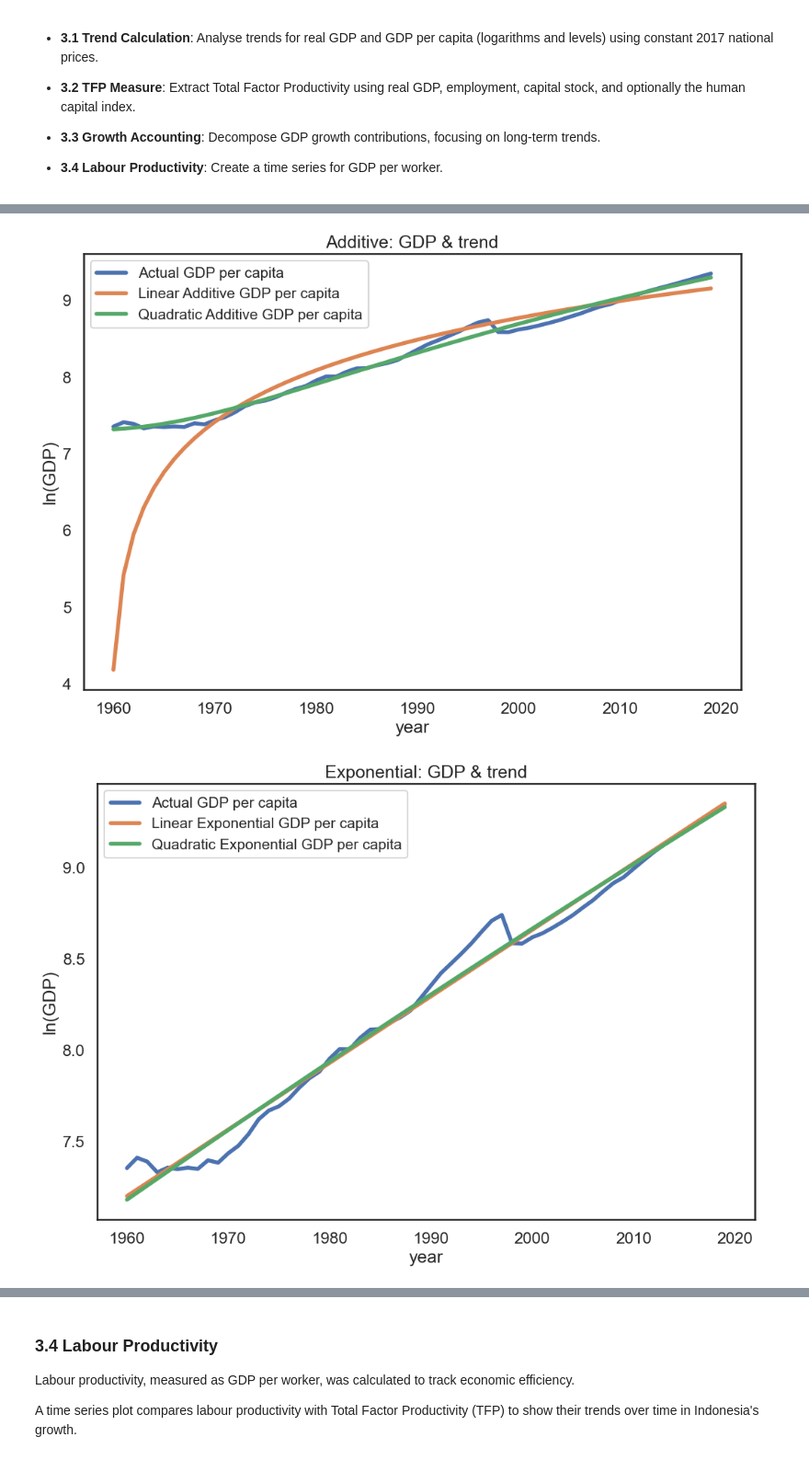
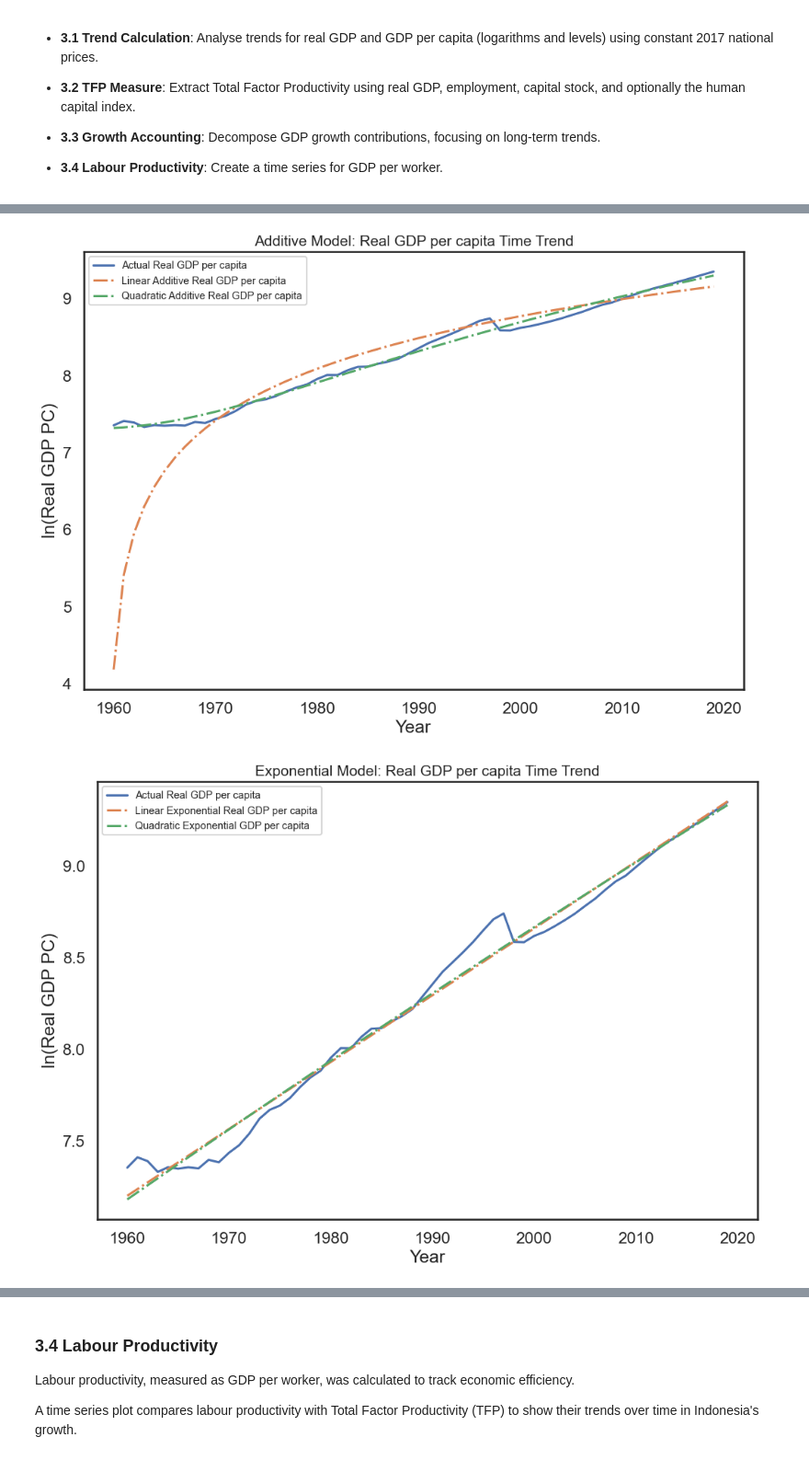
Before and after one commit to ec2b1-case-study/growth-analysis-indonesia, a Jupyter notebook: main/indonesia.ipynb, the cells around one changed output, grey strips where cells are left out. Shown at 92% size. Drawn from its saved outputs; the diff is of its cells as text; code cells hidden in the pictures.

```diff
--- a/main/indonesia.ipynb
+++ b/main/indonesia.ipynb
@@ -243,39 +286,29 @@ Each plot demonstrates how different models capture the historical GDP trend ove
 # %%
-lw = 4
+# Plot Additive Graph for RGDP PC
+plt.figure(figsize=(12,8))
+plt.plot(data_indonesia['year'], np.log(data_indonesia['rgdpna_pc']), label="Actual Real GDP per capita")
+plt.plot(data_indonesia['year'], yhat_add_lin_pc, label="Linear Additive Real GDP per capita", linestyle="dashdot")
+plt.plot(data_indonesia['year'], yhat_add_quad_pc, label="Quadratic Additive Real GDP per capita", linestyle="dashdot")
 
-# Plot Additive Graph
-plt.figure(figsize=(12, 8))  # Set the figure size to make it larger
-plt.plot(data['year'], np.log(data['rgdpe_pc']), label="Actual GDP per capita", linewidth=lw)
-plt.plot(data['year'], yhat_add_lin, label="Linear Additive GDP per capita", linewidth=lw)
-plt.plot(data['year'], yhat_add_quad, label="Quadratic Additive GDP per capita", linewidth=lw)
+# Labels and Title
+plt.xlabel("Year")
+plt.ylabel("ln(Real GDP PC)")
+plt.legend(fontsize='xx-small', loc='upper left')
+plt.title("Additive Model: Real GDP per capita Time Trend", fontsize=15)
+plt.show()
 
-# Labels
-plt.xlabel("year")
-plt.ylabel("ln(GDP)")
-plt.legend(fontsize='small', loc='upper left')  # Slightly larger legend font for readability
+# Plot Exponential Graph for RGDP PC
+plt.figure(figsize=(12,8))
+plt.plot(data_indonesia['year'], np.log(data_indonesia['rgdpna_pc']), label="Actual Real GDP per capita")
+plt.plot(data_indonesia['year'], yhat_exp_lin_pc, label="Linear Exponential Real GDP per capita", linestyle="dashdot")
+plt.plot(data_indonesia['year'], yhat_exp_quad_pc, label="Quadratic Exponential GDP per capita", linestyle="dashdot")
 
-# Title
-plt.title("Additive: GDP & trend")
-
-# Show the plot
-plt.show()  # Explicitly render the additive graph
-
-# Plot Exponential Graph
-plt.figure(figsize=(12, 8))  # Set the figure size for the exponential graph
-plt.plot(data['year'], np.log(data['rgdpe_pc']), label="Actual GDP per capita", linewidth=lw)
-plt.plot(data['year'], yhat_exp_lin, label="Linear Exponential GDP per capita", linewidth=lw)
-plt.plot(data['year'], yhat_exp_quad, label="Quadratic Exponential GDP per capita", linewidth=lw)
-
-# Labels
-plt.xlabel("year")
-plt.ylabel("ln(GDP)")
-plt.legend(fontsize='small', loc='upper left')  # Slightly larger legend font for readability
-
-# Title
-plt.title("Exponential: GDP & trend")
-
-# Show the plot
-plt.show()  # Explicitly render the exponential graph
+# Labels and Title
+plt.xlabel("Year")
+plt.ylabel("ln(Real GDP PC)")
+plt.legend(fontsize='xx-small', loc='upper left')
+plt.title("Exponential Model: Real GDP per capita Time Trend", fontsize=15)
+plt.show()
 # %% [output]
-[figure, old version]
+[figure, new version]
-[figure, old version]
+[figure, new version]
```
Also changed, not shown: parts of 26 cells of this notebook, 3 other files.
